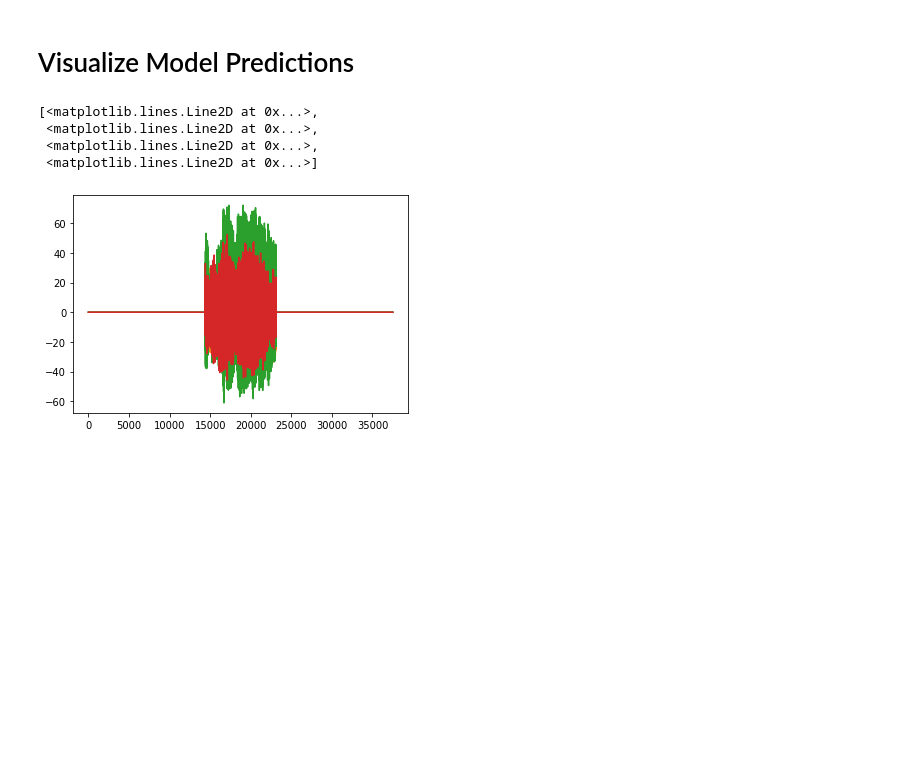
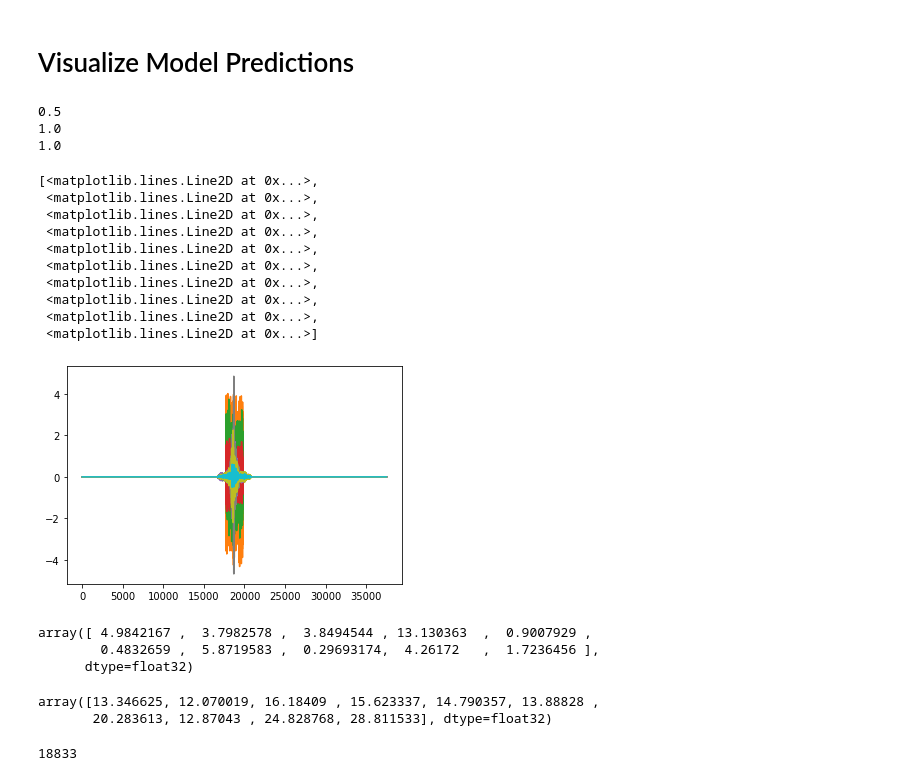
Before and after one commit to neurostatslab/vocalocator, a Jupyter notebook: notebooks/0001-visualize-predictions.ipynb, the cells around one changed output. Drawn from its saved outputs; the diff is of its cells as text; code cells hidden in the pictures; blank space fills up the shorter version.

Commit message:
stash updates before tweaking architecture

```diff
--- a/notebooks/0001-visualize-predictions.ipynb
+++ b/notebooks/0001-visualize-predictions.ipynb
@@ -17,8 +17,8 @@ sys.path.append(os.path.abspath(os.path.join(CWD, '..', 'training')))
 from models import build_model
 # %%
 # Specify job_id and hyperparamter config id.
-config_id = "default"
-job_id = 666
+config_id = "alex"
+job_id = 100
 
 # Path to model weights and config file.
 job_dir = os.path.abspath(os.path.join(
@@ -28,24 +28,34 @@ job_dir = os.path.abspath(os.path.join(
 # Load config file.
 with open(os.path.join(job_dir, 'config.json')) as f:
     CONFIG = json.load(f)
-
-CONFIG["ARCHITECTURE"] = "GerbilizerDenseNet"
-
+print(CONFIG["MAX_LEARNING_RATE"])
+print(CONFIG["OUTPUT_SCALE_FACTOR"])
+print(CONFIG["INPUT_SCALE_FACTOR"])
 # Load model.
 model, _ = build_model(CONFIG)
-model.load_state_dict(torch.load(os.path.join(job_dir, "init_weights.pt")))
-# model.load_state_dict(torch.load(os.path.join(job_dir, "best_weights.pt")))
+# model.load_state_dict(torch.load(os.path.join(job_dir, "init_weights.pt")))
+model.load_state_dict(torch.load(os.path.join(job_dir, "best_weights.pt")))
 model.eval();
 
 # Specify data file.
 data_dir = os.path.abspath(os.path.join(CWD, "../data"))
 data_file = h5py.File(os.path.join(data_dir, "train_set.h5"))
+# %% [output]
+0.5
+1.0
+1.0
 # %%
 # Plot example vocalization
-plt.plot(data_file["vocalizations"][np.random.randint(100)].T)
+plt.plot(X[np.random.randint(20)].T)
 # %% [output]
 [<matplotlib.lines.Line2D at 0x...>,
  <matplotlib.lines.Line2D at 0x...>,
  <matplotlib.lines.Line2D at 0x...>,
+ <matplotlib.lines.Line2D at 0x...>,
+ <matplotlib.lines.Line2D at 0x...>,
+ <matplotlib.lines.Line2D at 0x...>,
+ <matplotlib.lines.Line2D at 0x...>,
+ <matplotlib.lines.Line2D at 0x...>,
+ <matplotlib.lines.Line2D at 0x...>,
  <matplotlib.lines.Line2D at 0x...>]
-[figure, old version]
+[figure, new version]
@@ -51,0 +64,15 @@ plt.plot(data_file["vocalizations"][np.random.randint(100)].T)
+# %%
+np.max(X[0], axis=-1)
+# %% [output]
+array([ 4.9842167 ,  3.7982578 ,  3.8494544 , 13.130363  ,  0.9007929 ,
+        0.4832659 ,  5.8719583 ,  0.29693174,  4.26172   ,  1.7236456 ],
+      dtype=float32)
+# %%
+np.max(X, axis=(0, -1))
+# %% [output]
+array([13.346625, 12.070019, 16.18409 , 15.623337, 14.790357, 13.88828 ,
+       20.283613, 12.87043 , 24.828768, 28.811533], dtype=float32)
+# %%
+np.argmax(X[2, -1, :])
+# %% [output]
+18833
```
Also changed, not shown: parts of 9 cells of this notebook, 11 other files.
